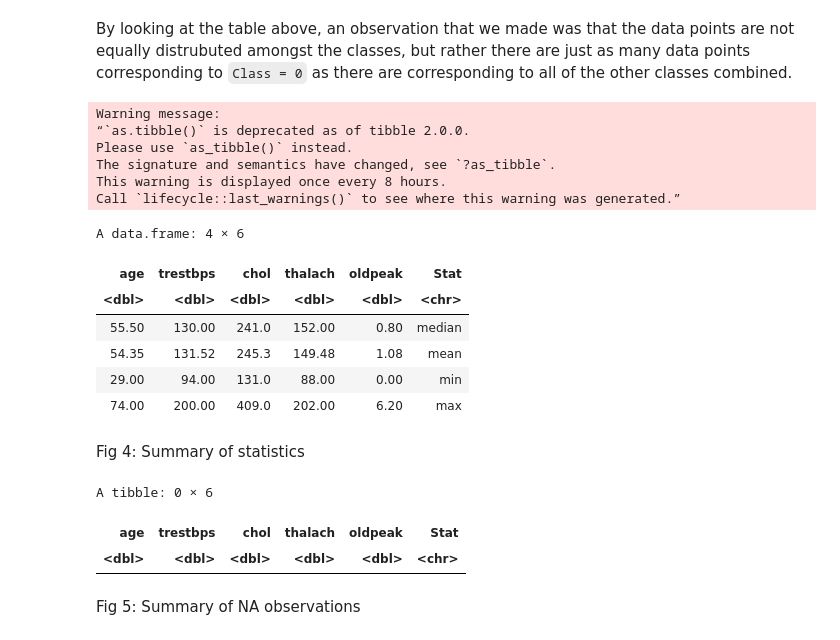
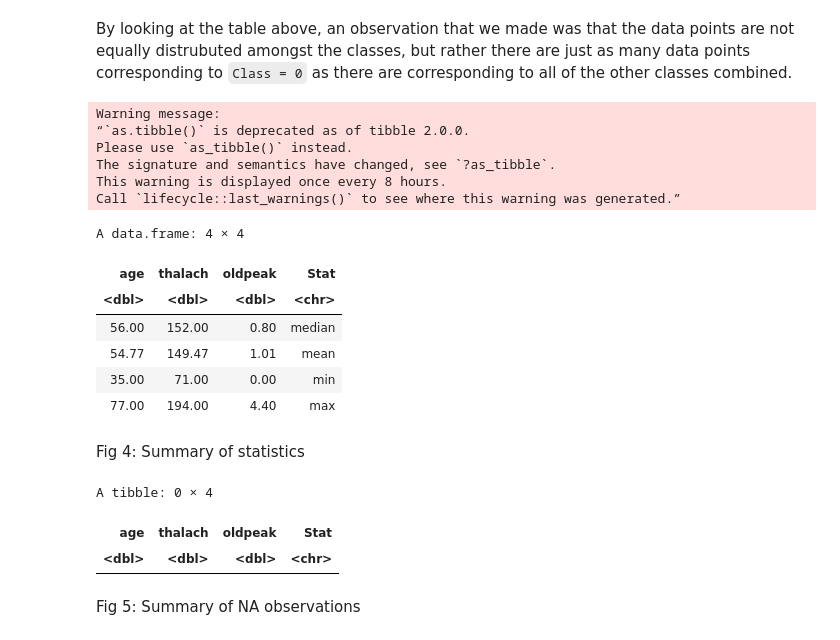
Before and after one commit to jamiema1/Predicting-Heart-Disease-with-KNN-Algorithm, a Jupyter notebook: final_report.ipynb, the cells around one changed output. Cells and saved outputs as stored; diff of their text form; code cells hidden in the pictures.

```diff
--- a/final_report.ipynb
+++ b/final_report.ipynb
@@ -88,7 +106,7 @@ colnames(heart_data_raw) <- c("age", "sex", "cp", "trestbps", "chol", "fbs", "re
                           "slope", "ca", "thal", "Class")
 
 #selects the 5 predictors and class that will be used as well as converts the class into either 0 for value = 0 or 1 for values = [1-4]
-heart_data <- select(heart_data_raw, age, trestbps, chol, thalach, oldpeak, Class) %>%
+heart_data <- select(heart_data_raw, age, thalach, oldpeak, Class) %>%
     mutate(Class = case_when((Class == 0) ~ 0, (Class != 0) ~ 1)) %>%
     mutate(Class = as_factor(Class))
 
@@ -166,25 +184,24 @@ Please use `as_tibble()` instead.
 The signature and semantics have changed, see `?as_tibble`.
 This warning is displayed once every 8 hours.
 Call `lifecycle::last_warnings()` to see where this warning was generated.”
-A data.frame: 4 × 6
+A data.frame: 4 × 4
-| age | trestbps | chol | thalach | oldpeak | Stat |
-| <dbl> | <dbl> | <dbl> | <dbl> | <dbl> | <chr> |
-| 55.50 | 130.00 | 241.0 | 152.00 | 0.80 | median |
-| 54.35 | 131.52 | 245.3 | 149.48 | 1.08 | mean |
-| 29.00 | 94.00 | 131.0 | 88.00 | 0.00 | min |
-| 74.00 | 200.00 | 409.0 | 202.00 | 6.20 | max |
+| age | thalach | oldpeak | Stat |
+| <dbl> | <dbl> | <dbl> | <chr> |
+| 56.00 | 152.00 | 0.80 | median |
+| 54.77 | 149.47 | 1.01 | mean |
+| 35.00 | 71.00 | 0.00 | min |
+| 77.00 | 194.00 | 4.40 | max |
 # %% [markdown]
 Fig 4: Summary of statistics
 # %%
 heart_na <- heart_training_no_class %>%
-    filter(is.na(age) | is.na(trestbps) | is.na(chol) | is.na(thalach) | is.na(oldpeak)) %>%
+    filter(is.na(age) | is.na(thalach) | is.na(oldpeak)) %>%
     mutate(Stat = "NA")
-
 heart_na
 # %% [output]
-A tibble: 0 × 6
+A tibble: 0 × 4
-| age | trestbps | chol | thalach | oldpeak | Stat |
-| <dbl> | <dbl> | <dbl> | <dbl> | <dbl> | <chr> |
+| age | thalach | oldpeak | Stat |
+| <dbl> | <dbl> | <dbl> | <chr> |
 # %% [markdown]
 Fig 5: Summary of NA observations
 # %% [markdown]
```
Also changed, not shown: parts of 19 cells of this notebook.
